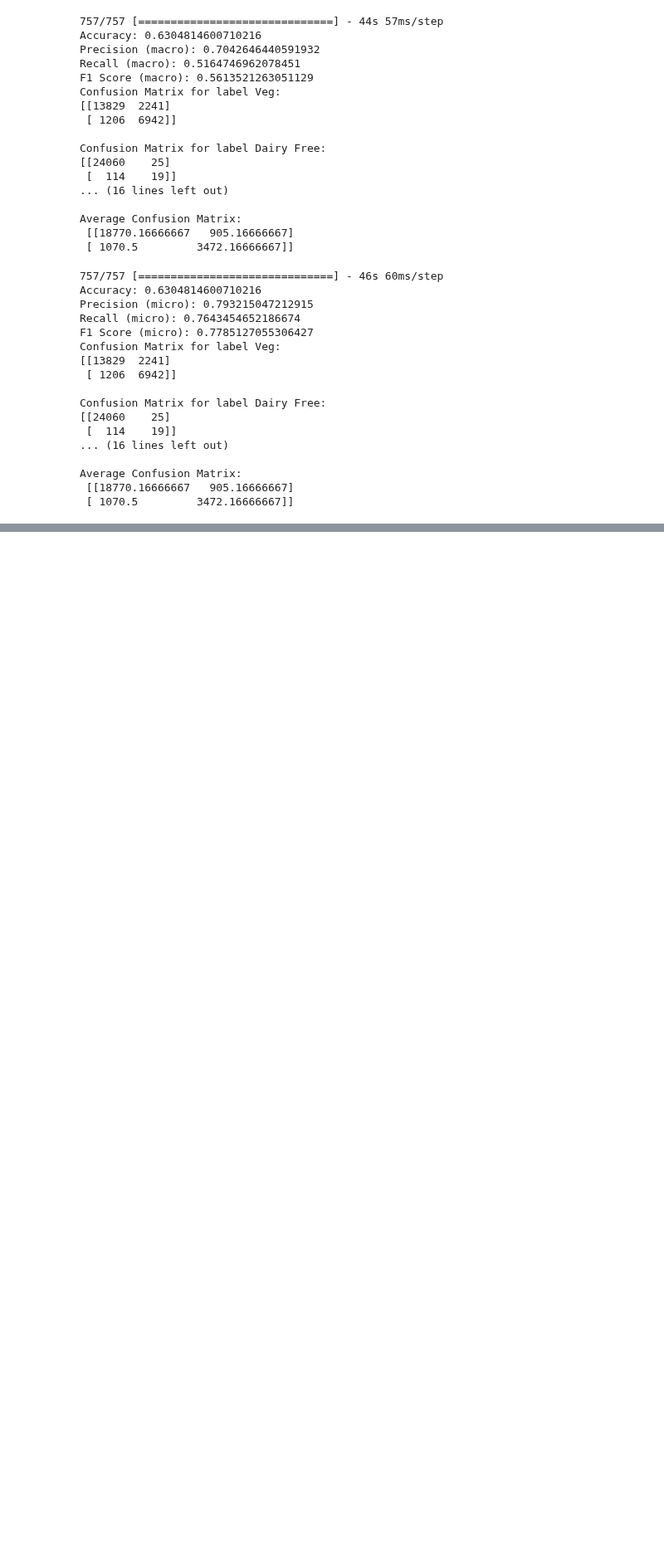
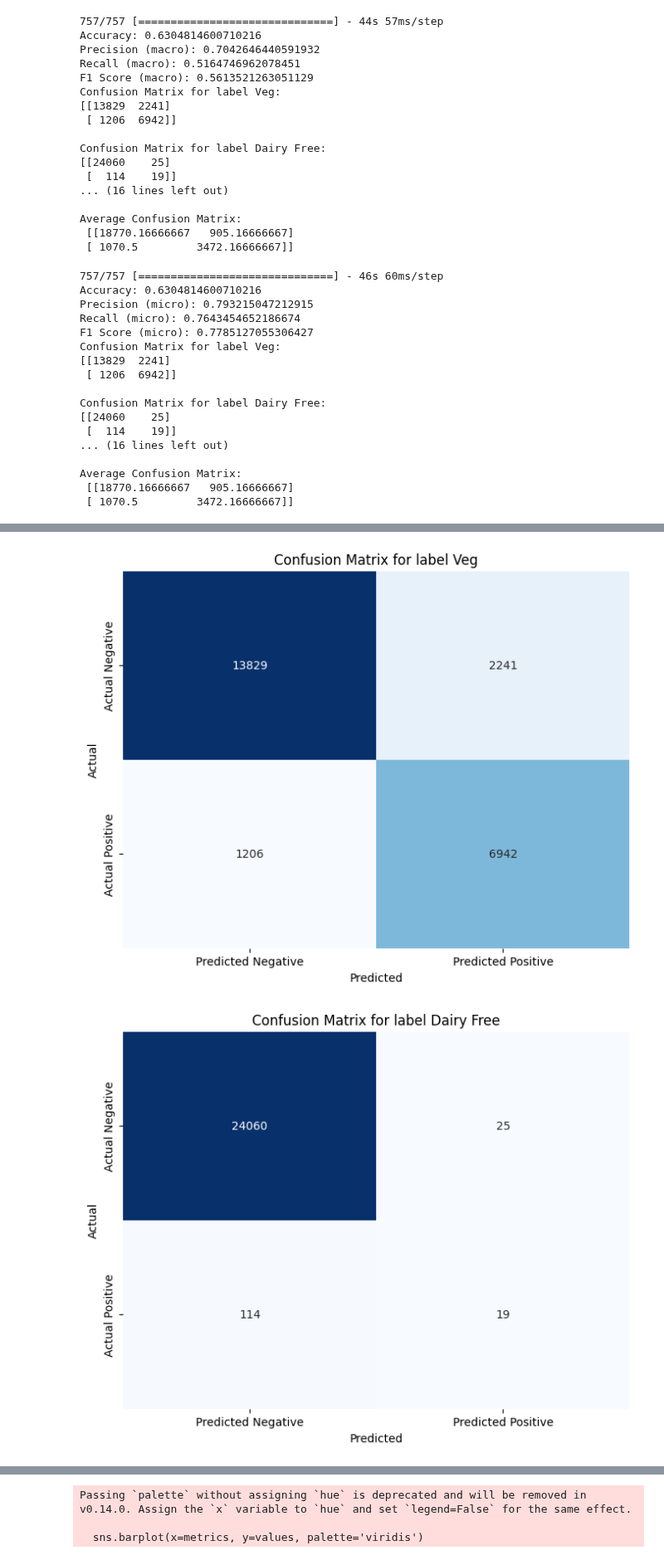
Before and after one commit to lavo2/HLT-Project, a Jupyter notebook: RNN_hlt.ipynb, the cells around one changed output, grey strips where cells are left out. Shown at 83% size. Cells and saved outputs as stored; diff of their text form; code cells hidden in the pictures; blank space fills up the shorter version.

```diff
--- a/RNN_hlt.ipynb
+++ b/RNN_hlt.ipynb
@@ -775,0 +817,58 @@ Average Confusion Matrix:
+# %%
+import matplotlib.pyplot as plt
+import seaborn as sns
+import numpy as np
+
+# Metrics
+accuracy = 0.6304814600710216
+precision = 0.7042646440591932
+recall = 0.5164746962078451
+f1_score = 0.5613521263051129
+
+# Confusion Matrices for each label
+conf_matrix_veg = np.array([[13829, 2241], [1206, 6942]])
+conf_matrix_dairy_free = np.array([[24060, 25], [114, 19]])
+conf_matrix_gluten_free = np.array([[12008, 1598], [610, 10002]])
+conf_matrix_low_carb = np.array([[22914, 134], [891, 279]])
+conf_matrix_low_fat = np.array([[21340, 197], [1841, 840]])
+conf_matrix_low_sodium = np.array([[18470, 1236], [1761, 2751]])
+
+# Average Confusion Matrix
+average_conf_matrix = np.array([[18770.16666667, 905.16666667], [1070.5, 3472.16666667]])
+
+# Function to plot confusion matrix
+def plot_confusion_matrix(cm, title):
+    plt.figure(figsize=(8, 6))
+    sns.heatmap(cm, annot=True, fmt='g', cmap='Blues', cbar=False,
+                xticklabels=['Predicted Negative', 'Predicted Positive'],
+                yticklabels=['Actual Negative', 'Actual Positive'])
+    plt.title(title)
+    plt.xlabel('Predicted')
+    plt.ylabel('Actual')
+    plt.show()
+
+# Plotting individual confusion matrices
+plot_confusion_matrix(conf_matrix_veg, 'Confusion Matrix for label Veg')
+plot_confusion_matrix(conf_matrix_dairy_free, 'Confusion Matrix for label Dairy Free')
+plot_confusion_matrix(conf_matrix_gluten_free, 'Confusion Matrix for label Gluten Free')
+plot_confusion_matrix(conf_matrix_low_carb, 'Confusion Matrix for label Low Carb')
+plot_confusion_matrix(conf_matrix_low_fat, 'Confusion Matrix for label Low Fat')
+plot_confusion_matrix(conf_matrix_low_sodium, 'Confusion Matrix for label Low Sodium')
+
+# Plotting average confusion matrix
+plot_confusion_matrix(average_conf_matrix, 'Average Confusion Matrix')
+
+# Plotting Accuracy, Precision, Recall, and F1 Score
+metrics = ['Accuracy', 'Precision', 'Recall', 'F1 Score']
+values = [accuracy, precision, recall, f1_score]
+
+plt.figure(figsize=(10, 6))
+sns.barplot(x=metrics, y=values, palette='viridis')
+plt.title('Performance Metrics')
+plt.ylim(0, 1)
+for i in range(len(values)):
+    plt.text(i, values[i] + 0.02, f'{values[i]:.3f}', ha='center', va='bottom')
+plt.show()
+# %% [output]
+[figure, added]
+[figure, added]
@@ -775,0 +880,3 @@ Average Confusion Matrix:
+Passing `palette` without assigning `hue` is deprecated and will be removed in v0.14.0. Assign the `x` variable to `hue` and set `legend=False` for the same effect.
+
+  sns.barplot(x=metrics, y=values, palette='viridis')
```
Also changed, not shown: parts of 3 cells of this notebook.
